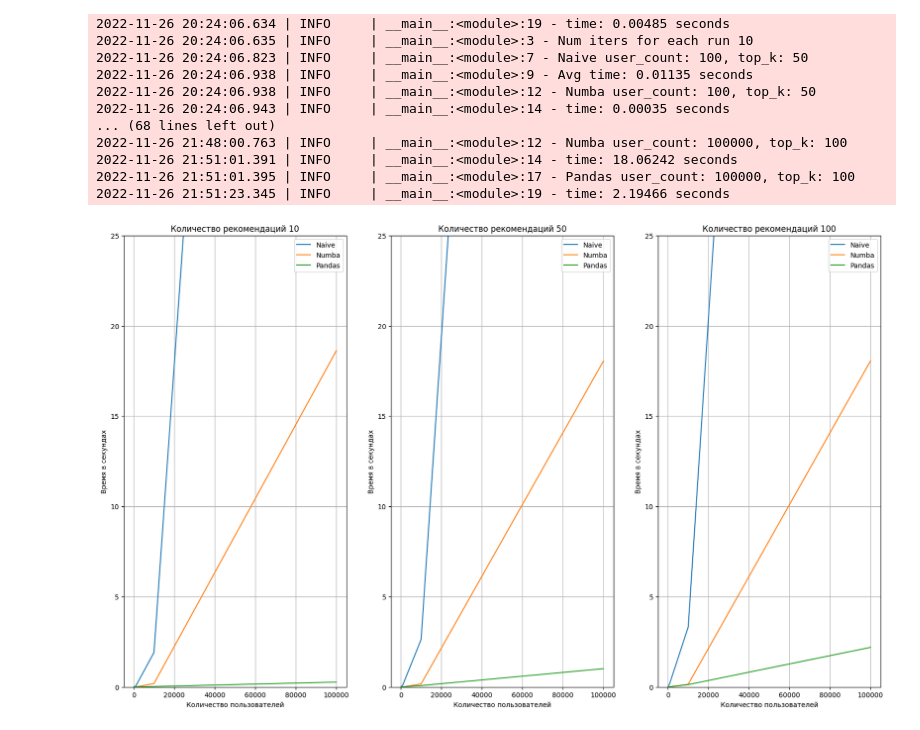
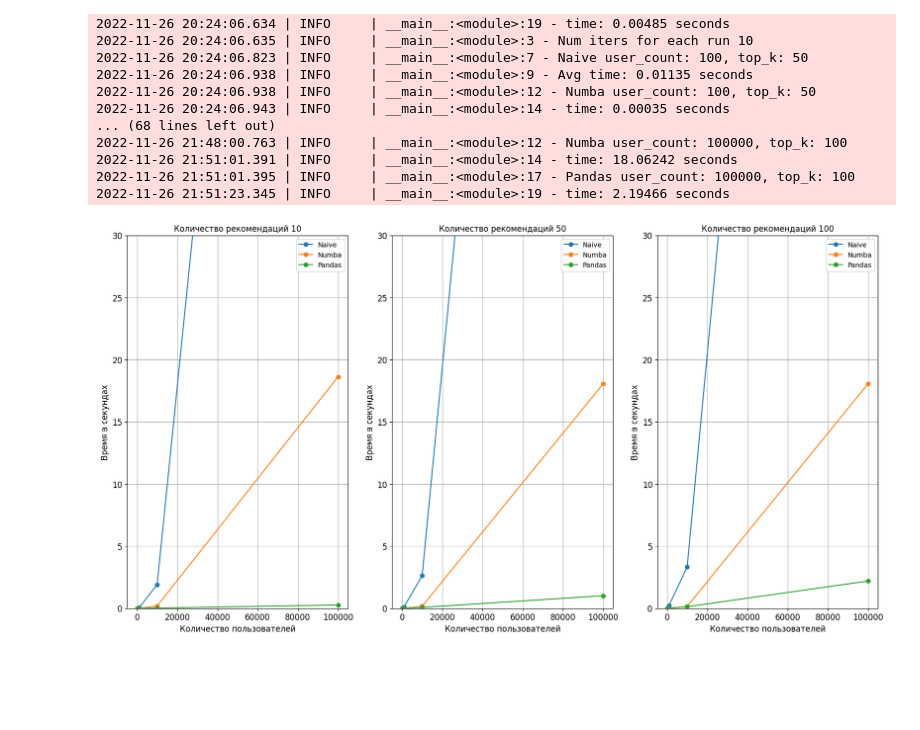
Before and after one commit to feldlime/RecoServiceTemplate, a Jupyter notebook: notebooks/HM2.3_MRR.ipynb, the cells around one changed output. Drawn from its saved outputs; the diff is of its cells as text; code cells hidden in the pictures; blank space fills up the shorter version.

Commit message:
update plots

```diff
--- a/notebooks/HM2.3_MRR.ipynb
+++ b/notebooks/HM2.3_MRR.ipynb
@@ -167,17 +167,18 @@ for i, users_count in enumerate(users_counts):
 2022-11-26 21:51:01.395 | INFO     | __main__:<module>:17 - Pandas user_count: 100000, top_k: 100
 2022-11-26 21:51:23.345 | INFO     | __main__:<module>:19 - time: 2.19466 seconds
 # %%
-_, ax = plt.subplots(1, 3, figsize=(20, 12))
+_, ax = plt.subplots(1, 3, figsize=(20, 10))
 for i in range(3):
-    ax[i].plot(users_counts, time_naive[:, i], label='Naive')
-    ax[i].plot(users_counts, time_numba[:, i], label='Numba')
-    ax[i].plot(users_counts, time_pandas[:, i], label='Pandas')
-    ax[i].set_title(f'Количество рекомендаций {top_ks[i]}')
-    ax[i].set_xlabel('Количество пользователей')
-    ax[i].set_ylabel('Время в секундах')
-    ax[i].set_ylim(0, 25)
+    ax[i].plot(users_counts, time_naive[:, i], label='Naive', marker="o", markersize=6)
+    ax[i].plot(users_counts, time_numba[:, i], label='Numba', marker="o", markersize=6)
+    ax[i].plot(users_counts, time_pandas[:, i], label='Pandas', marker="o", markersize=6)
+    ax[i].set_title(f'Количество рекомендаций {top_ks[i]}', fontsize=12)
+    ax[i].set_xlabel('Количество пользователей', fontsize=12)
+    ax[i].set_ylabel('Время в секундах', fontsize=12)
+    ax[i].set_ylim(0, 30)
+    ax[i].tick_params(axis="both", which="major", labelsize=12)
     ax[i].grid()
     ax[i].legend()
 plt.show()
 # %% [output]
-[figure, old version]
+[figure, new version]
```
